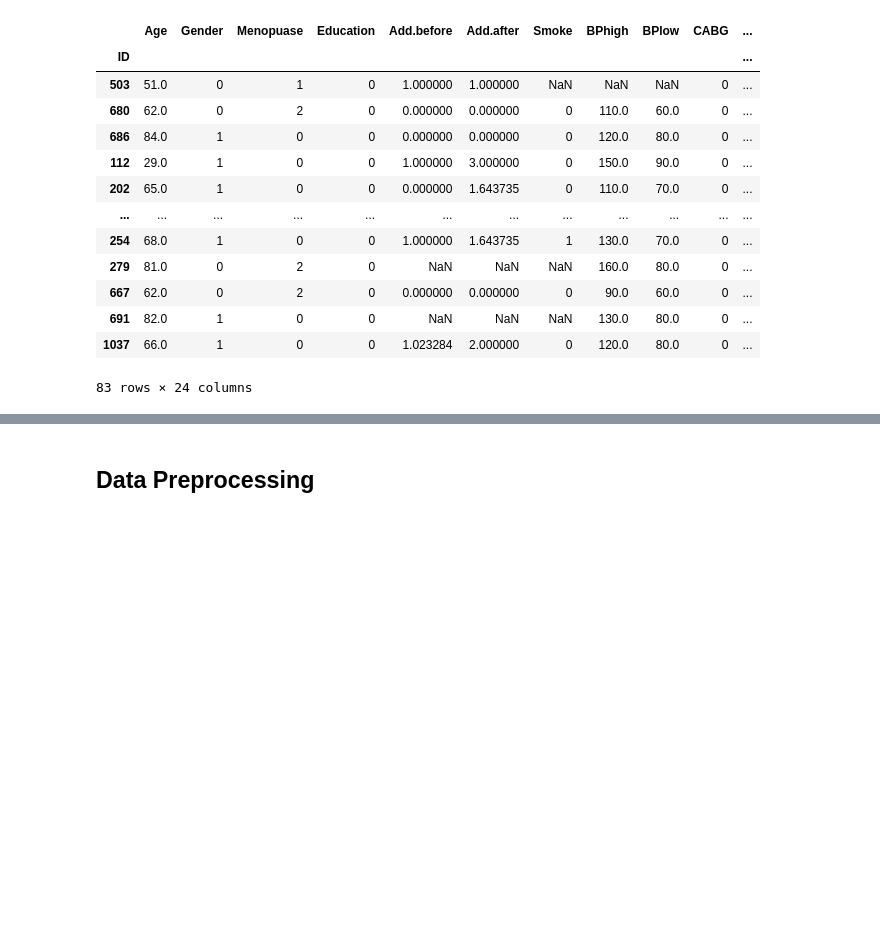
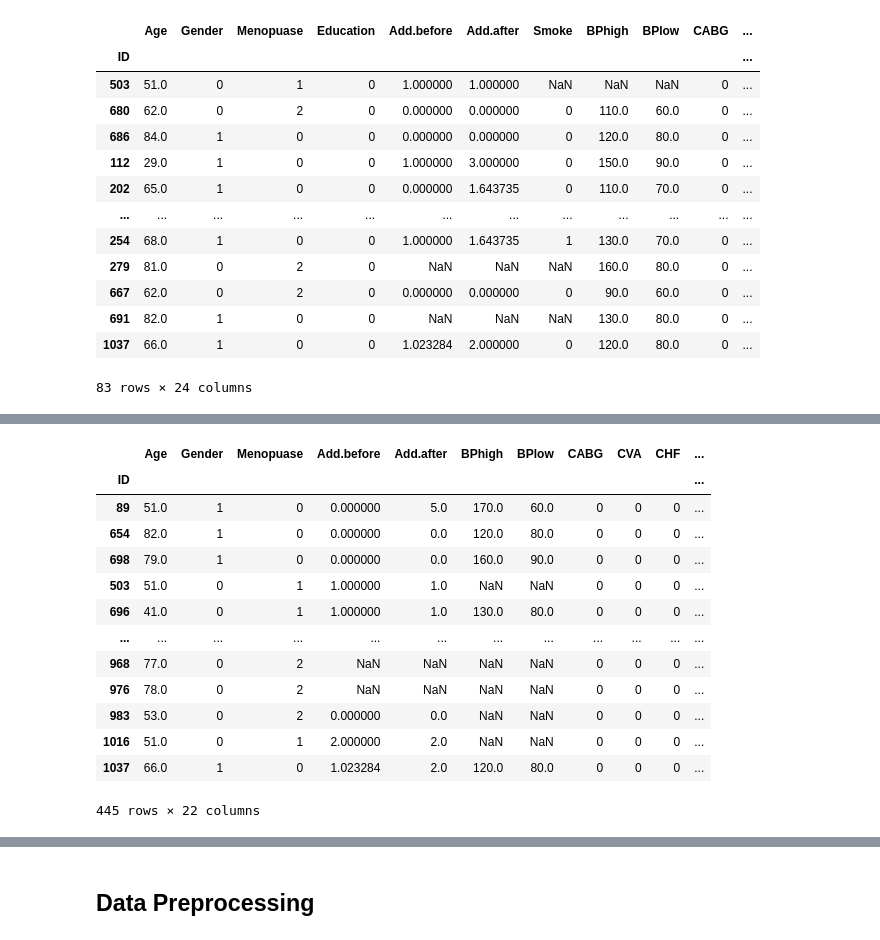
Before and after one commit to zareibehnam/Catheter-survival, a Jupyter notebook: article.ipynb, the cells around one changed output, grey strips where cells are left out. Cells and saved outputs as stored; diff of their text form; code cells hidden in the pictures; blank space fills up the shorter version.

```diff
--- a/article.ipynb
+++ b/article.ipynb
@@ -379,0 +409,17 @@ df_cleaned = df_cleaned.drop('hyperlipidemia',axis=1)
+# %%
+df_cleaned.iloc[np.where(df_cleaned['CABG'] == 0)]
+# %% [output]
+|  | Age | Gender | Menopuase | Add.before | Add.after | BPhigh | BPlow | CABG | CVA | CHF | ... |
+| ID |  |  |  |  |  |  |  |  |  |  | ... |
+| 89 | 51.0 | 1 | 0 | 0.000000 | 5.0 | 170.0 | 60.0 | 0 | 0 | 0 | ... |
+| 654 | 82.0 | 1 | 0 | 0.000000 | 0.0 | 120.0 | 80.0 | 0 | 0 | 0 | ... |
+| 698 | 79.0 | 1 | 0 | 0.000000 | 0.0 | 160.0 | 90.0 | 0 | 0 | 0 | ... |
+| 503 | 51.0 | 0 | 1 | 1.000000 | 1.0 | NaN | NaN | 0 | 0 | 0 | ... |
+| 696 | 41.0 | 0 | 1 | 1.000000 | 1.0 | 130.0 | 80.0 | 0 | 0 | 0 | ... |
+| ... | ... | ... | ... | ... | ... | ... | ... | ... | ... | ... | ... |
+| 968 | 77.0 | 0 | 2 | NaN | NaN | NaN | NaN | 0 | 0 | 0 | ... |
+| 976 | 78.0 | 0 | 2 | NaN | NaN | NaN | NaN | 0 | 0 | 0 | ... |
+| 983 | 53.0 | 0 | 2 | 0.000000 | 0.0 | NaN | NaN | 0 | 0 | 0 | ... |
+| 1016 | 51.0 | 0 | 1 | 2.000000 | 2.0 | NaN | NaN | 0 | 0 | 0 | ... |
+| 1037 | 66.0 | 1 | 0 | 1.023284 | 2.0 | 120.0 | 80.0 | 0 | 0 | 0 | ... |
+445 rows × 22 columns
```
Also changed, not shown: parts of 48 cells of this notebook.
